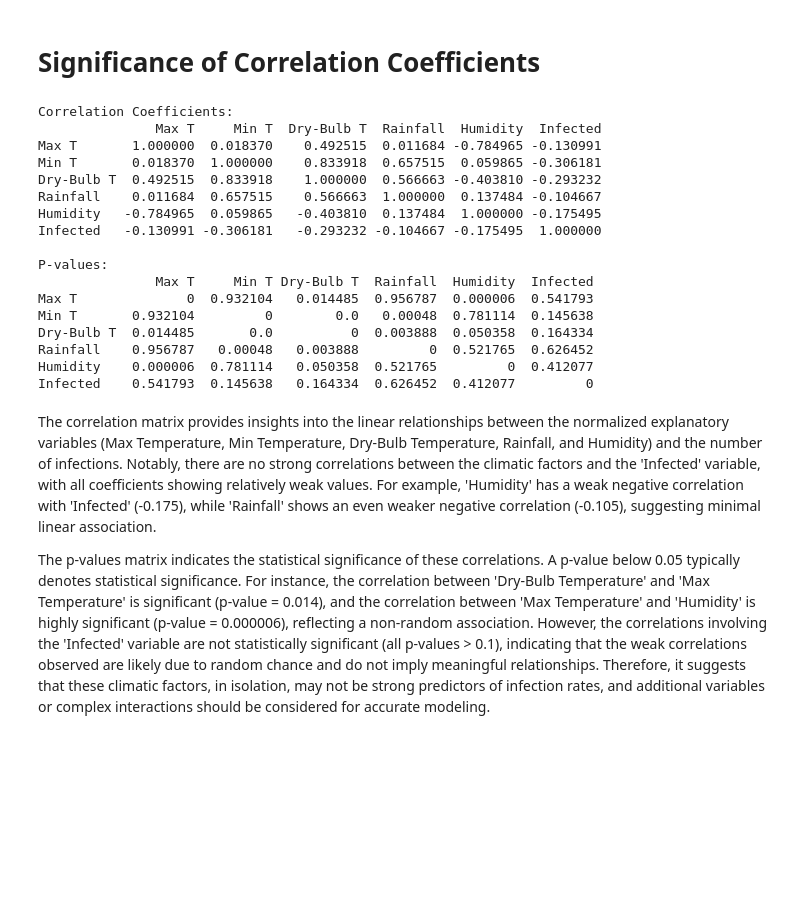
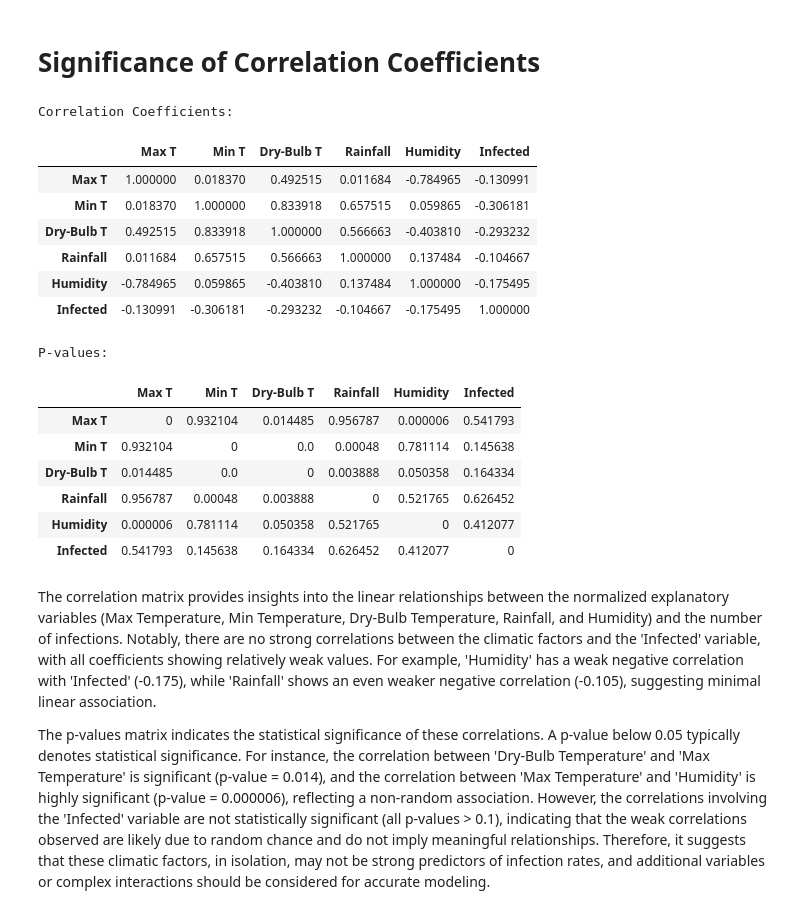
Before and after one commit to awnonbhowmik/NiV-Data-Analysis, a Jupyter notebook: analysis3.ipynb, the cells around one changed output. Drawn from its saved outputs; the diff is of its cells as text; code cells hidden in the pictures; blank space fills up the shorter version.

```diff
--- a/analysis3.ipynb
+++ b/analysis3.ipynb
@@ -399,51 +399,51 @@ plt.show()
 # %%
 from scipy.stats import pearsonr
 
 # Function to calculate the correlation coefficient and p-value for each pair of variables
 def correlation_significance(df):
     cols = df.columns
     correlation_pvalues = pd.DataFrame(index=cols, columns=cols)
 
     for i in cols:
         for j in cols:
             if i == j:
                 correlation_pvalues[i][j] = 0  # Diagonal values are always 0
             else:
                 corr, pval = pearsonr(df[i], df[j])
                 correlation_pvalues[i][j] = pval
 
     return correlation_pvalues
 
 # Calculate the correlation coefficients
 correlation_matrix = normalized_data.corr()
 
 # Calculate p-values for the correlations
 correlation_pvalues = correlation_significance(normalized_data)
 
 # Display correlation matrix and p-values
 print("Correlation Coefficients:")
-print(correlation_matrix)
-
-print("\nP-values:")
-print(correlation_pvalues)
+correlation_matrix
 # %% [output]
 Correlation Coefficients:
-               Max T     Min T  Dry-Bulb T  Rainfall  Humidity  Infected
-Max T       1.000000  0.018370    0.492515  0.011684 -0.784965 -0.130991
-Min T       0.018370  1.000000    0.833918  0.657515  0.059865 -0.306181
-Dry-Bulb T  0.492515  0.833918    1.000000  0.566663 -0.403810 -0.293232
-Rainfall    0.011684  0.657515    0.566663  1.000000  0.137484 -0.104667
-Humidity   -0.784965  0.059865   -0.403810  0.137484  1.000000 -0.175495
-Infected   -0.130991 -0.306181   -0.293232 -0.104667 -0.175495  1.000000
-
-P-values:
-               Max T     Min T Dry-Bulb T  Rainfall  Humidity  Infected
-Max T              0  0.932104   0.014485  0.956787  0.000006  0.541793
-Min T       0.932104         0        0.0   0.00048  0.781114  0.145638
-Dry-Bulb T  0.014485       0.0          0  0.003888  0.050358  0.164334
-Rainfall    0.956787   0.00048   0.003888         0  0.521765  0.626452
-Humidity    0.000006  0.781114   0.050358  0.521765         0  0.412077
-Infected    0.541793  0.145638   0.164334  0.626452  0.412077         0
+|  | Max T | Min T | Dry-Bulb T | Rainfall | Humidity | Infected |
+| Max T | 1.000000 | 0.018370 | 0.492515 | 0.011684 | -0.784965 | -0.130991 |
+| Min T | 0.018370 | 1.000000 | 0.833918 | 0.657515 | 0.059865 | -0.306181 |
+| Dry-Bulb T | 0.492515 | 0.833918 | 1.000000 | 0.566663 | -0.403810 | -0.293232 |
+| Rainfall | 0.011684 | 0.657515 | 0.566663 | 1.000000 | 0.137484 | -0.104667 |
+| Humidity | -0.784965 | 0.059865 | -0.403810 | 0.137484 | 1.000000 | -0.175495 |
+| Infected | -0.130991 | -0.306181 | -0.293232 | -0.104667 | -0.175495 | 1.000000 |
+# %%
+print("\nP-values:")
+correlation_pvalues
+# %% [output]
+P-values:
+|  | Max T | Min T | Dry-Bulb T | Rainfall | Humidity | Infected |
+| Max T | 0 | 0.932104 | 0.014485 | 0.956787 | 0.000006 | 0.541793 |
+| Min T | 0.932104 | 0 | 0.0 | 0.00048 | 0.781114 | 0.145638 |
+| Dry-Bulb T | 0.014485 | 0.0 | 0 | 0.003888 | 0.050358 | 0.164334 |
+| Rainfall | 0.956787 | 0.00048 | 0.003888 | 0 | 0.521765 | 0.626452 |
+| Humidity | 0.000006 | 0.781114 | 0.050358 | 0.521765 | 0 | 0.412077 |
+| Infected | 0.541793 | 0.145638 | 0.164334 | 0.626452 | 0.412077 | 0 |
 # %% [markdown]
 The correlation matrix provides insights into the linear relationships between the normalized explanatory variables (Max Temperature, Min Temperature, Dry-Bulb Temperature, Rainfall, and Humidity) and the number of infections. Notably, there are no strong correlations between the climatic factors and the 'Infected' variable, with all coefficients showing relatively weak values. For example, 'Humidity' has a weak negative correlation with 'Infected' (-0.175), while 'Rainfall' shows an even weaker negative correlation (-0.105), suggesting minimal linear association.
 
```
Also changed, not shown: parts of 6 cells of this notebook, 20 other files.
